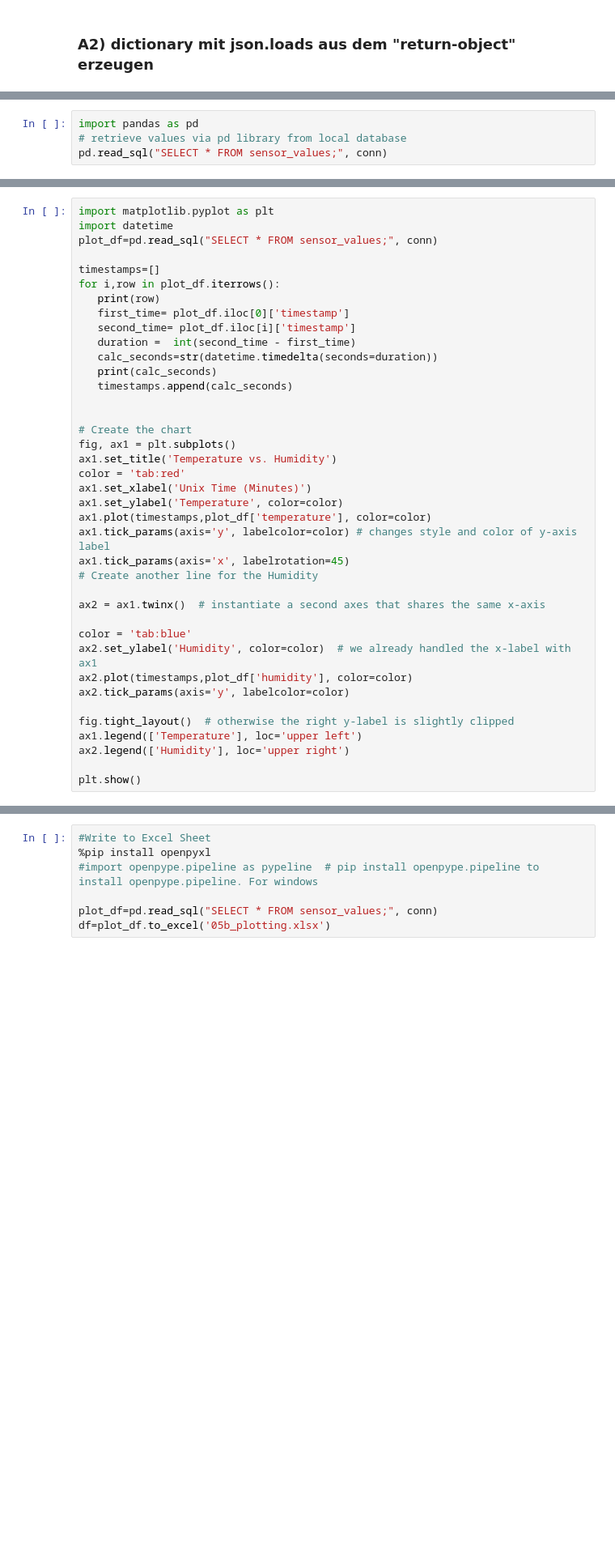
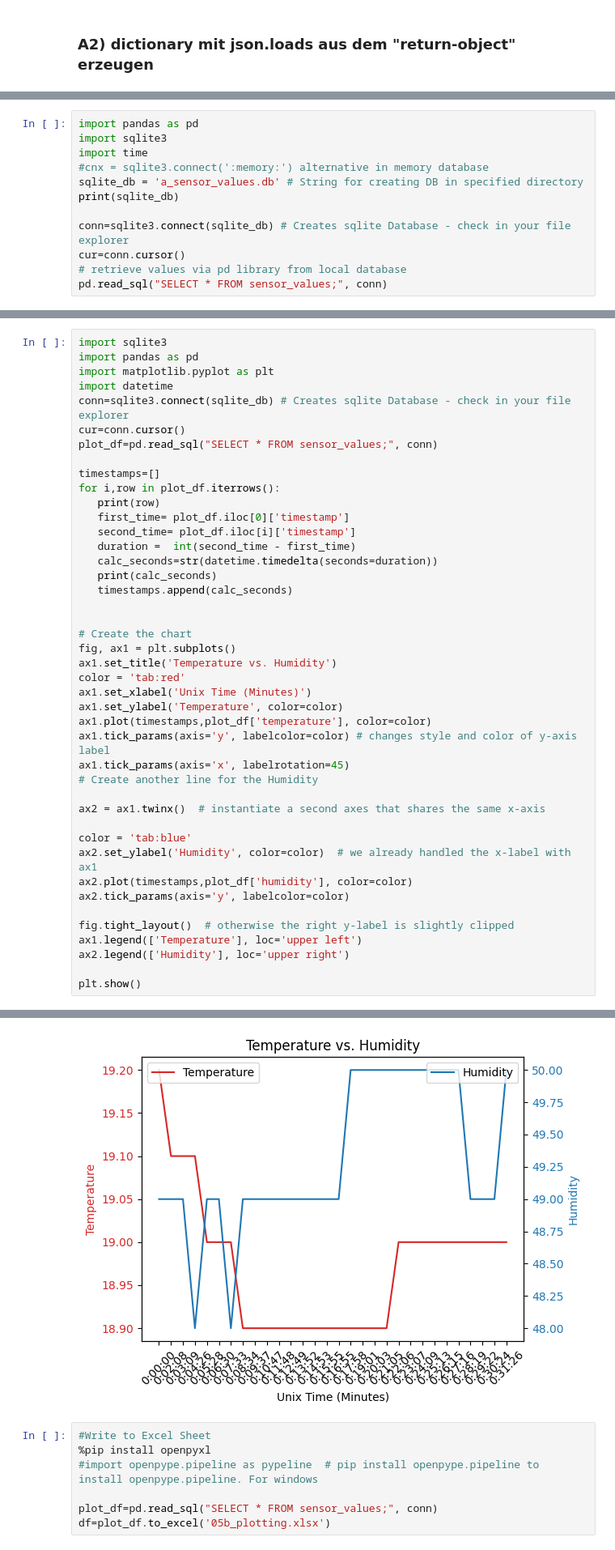
Before and after one commit to sirin1223/apisirin, a Jupyter notebook: Notebook_API_Sirin.ipynb, the cells around one changed output, grey strips where cells are left out. Shown at 81% size. Cells and saved outputs as stored; diff of their text form; blank space fills up the shorter version.

```diff
--- a/Notebook_API_Sirin.ipynb
+++ b/Notebook_API_Sirin.ipynb
@@ -93,6 +91,14 @@ for my_counter in range(15):
 a_sensor_values.db
 # %%
 import pandas as pd
+import sqlite3
+import time
+#cnx = sqlite3.connect(':memory:') alternative in memory database
+sqlite_db = 'a_sensor_values.db' # String for creating DB in specified directory
+print(sqlite_db)
+
+conn=sqlite3.connect(sqlite_db) # Creates sqlite Database - check in your file explorer
+cur=conn.cursor()
 # retrieve values via pd library from local database
 pd.read_sql("SELECT * FROM sensor_values;", conn)
 # %% [output]
@@ -100,6 +123,10 @@ Error:
 # %%
+import sqlite3
+import pandas as pd
 import matplotlib.pyplot as plt
 import datetime
+conn=sqlite3.connect(sqlite_db) # Creates sqlite Database - check in your file explorer
+cur=conn.cursor()
 plot_df=pd.read_sql("SELECT * FROM sensor_values;", conn)
 
 timestamps=[]
@@ -141,3 +184,4 @@ Error:
+[figure, added]
 # %%
 #Write to Excel Sheet
 %pip install openpyxl
```
Also changed, not shown: parts of 5 cells of this notebook.
